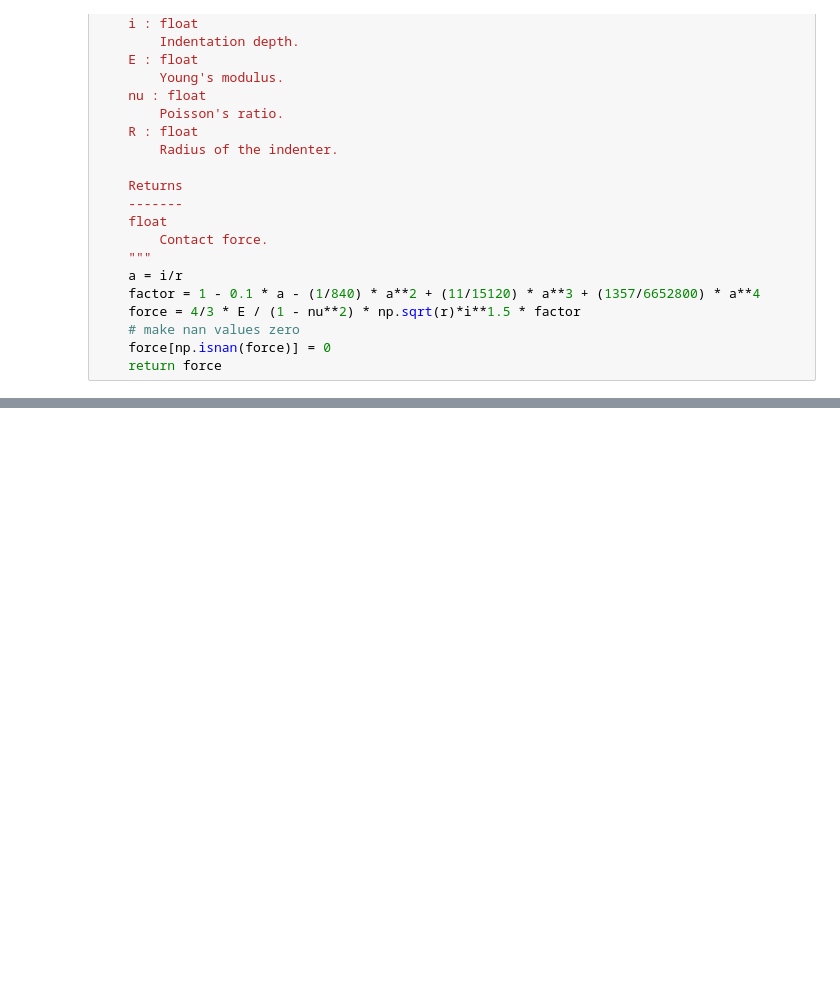
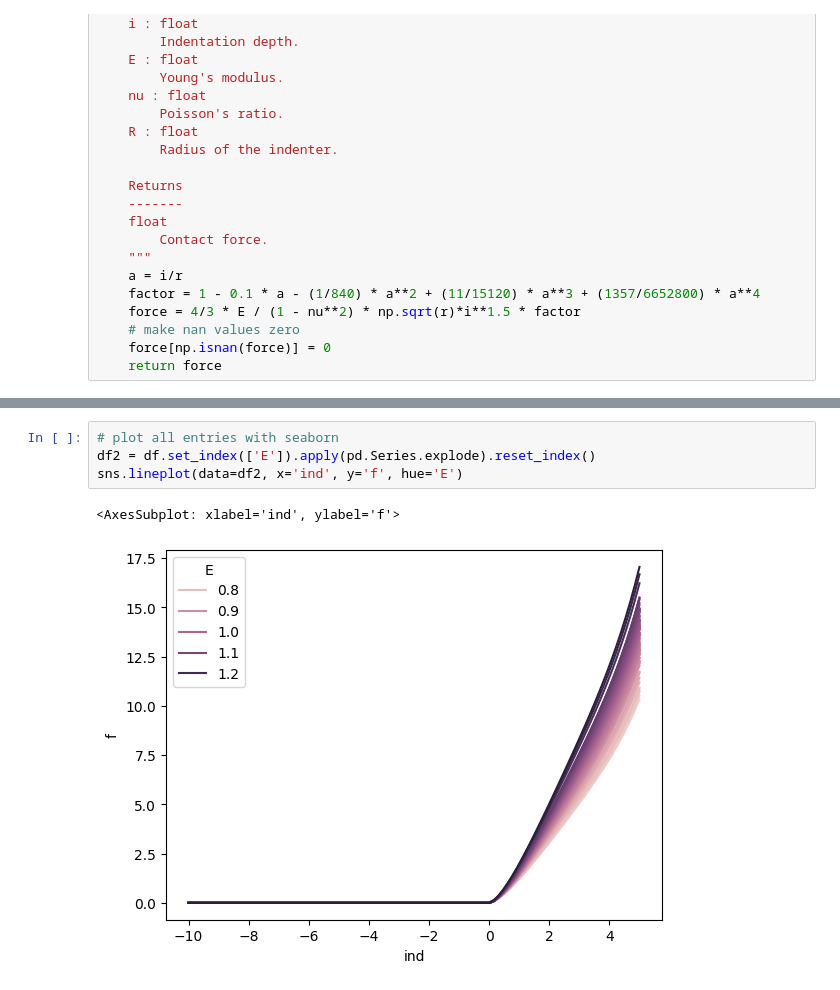
Before and after one commit to luisrlp/contact-surface, a Jupyter notebook: draft.ipynb, the cells around one changed output, grey strips where cells are left out. Drawn from its saved outputs; the diff is of its cells as text; blank space fills up the shorter version.

```diff
--- a/draft.ipynb
+++ b/draft.ipynb
@@ -70,0 +73,7 @@ df
+# %%
+# plot all entries with seaborn
+df2 = df.set_index(['E']).apply(pd.Series.explode).reset_index()
+sns.lineplot(data=df2, x='ind', y='f', hue='E')
+# %% [output]
+<AxesSubplot: xlabel='ind', ylabel='f'>
+[figure, added]
```
Also changed, not shown: parts of 6 cells of this notebook.
